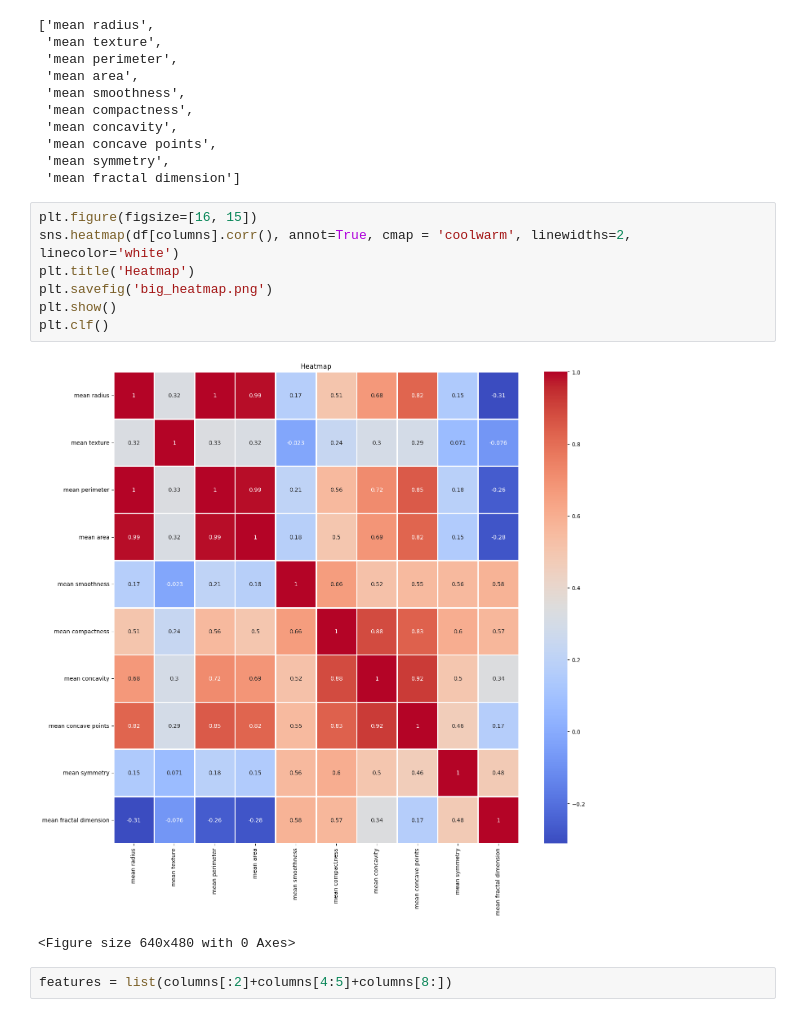
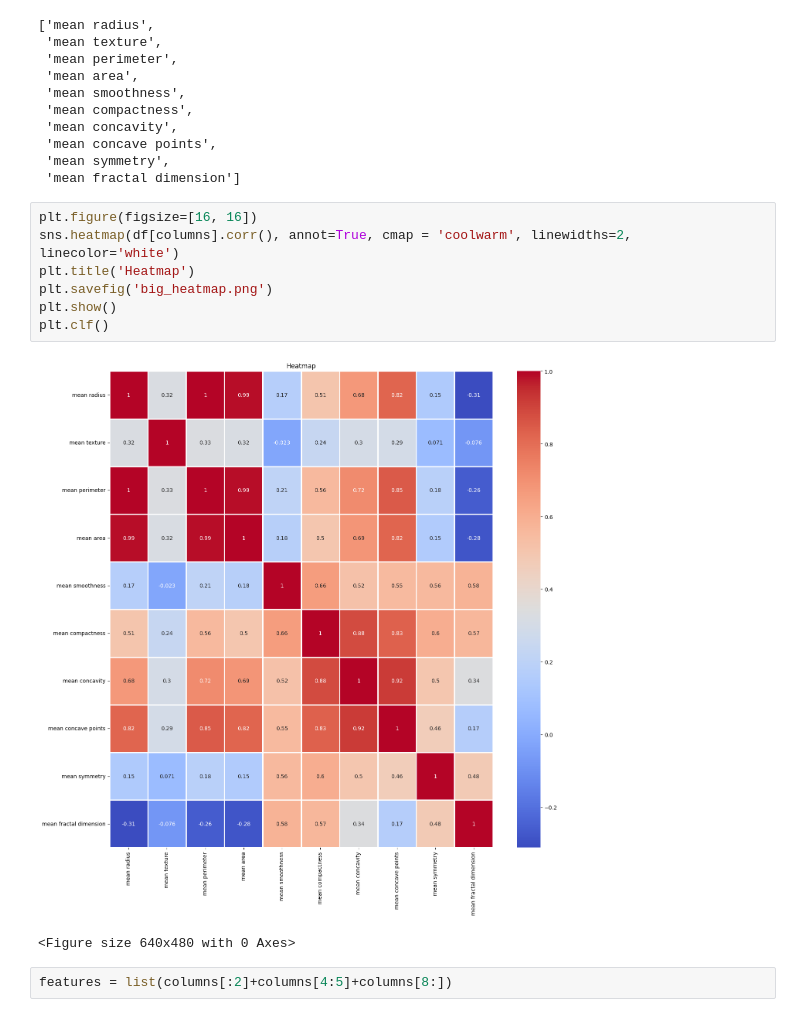
Before and after one commit to LiZoMark841619/Balazs1982, a Jupyter notebook: Playground/Practice_pro/ML/Breast_cancer/script.ipynb, the cells around one changed output. Drawn from its saved outputs; the diff is of its cells as text.

```diff
--- a/Playground/Practice_pro/ML/Breast_cancer/script.ipynb
+++ b/Playground/Practice_pro/ML/Breast_cancer/script.ipynb
@@ -65,14 +65,14 @@ columns
  'mean symmetry',
  'mean fractal dimension']
 # %%
-plt.figure(figsize=[16, 15])
+plt.figure(figsize=[16, 16])
 sns.heatmap(df[columns].corr(), annot=True, cmap = 'coolwarm', linewidths=2, linecolor='white')
 plt.title('Heatmap')
 plt.savefig('big_heatmap.png')
 plt.show()
 plt.clf()
 # %% [output]
-[figure, old version]
+[figure, new version]
 <Figure size 640x480 with 0 Axes>
 # %%
 features = list(columns[:2]+columns[4:5]+columns[8:])
```
Also changed, not shown: parts of 7 cells of this notebook, 1 other file.
